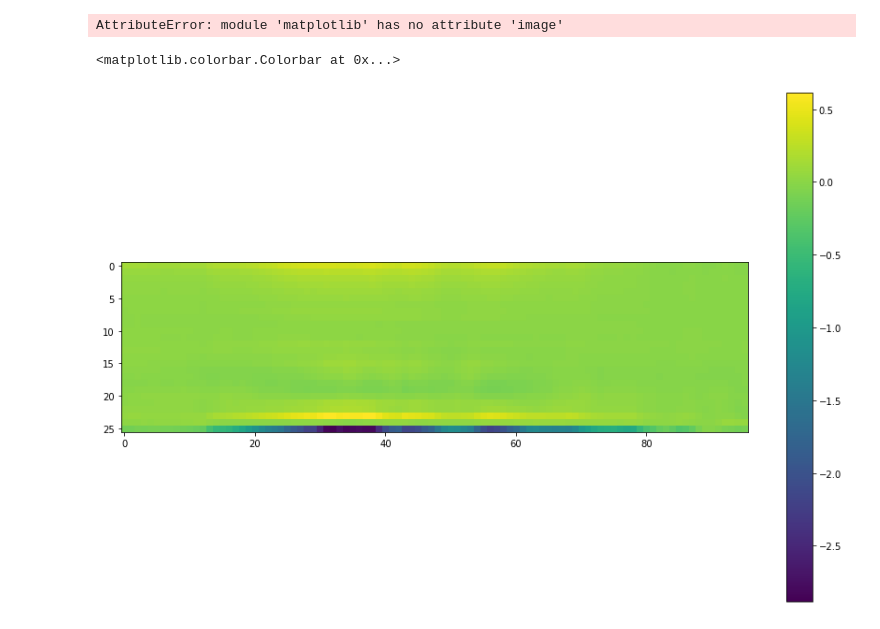
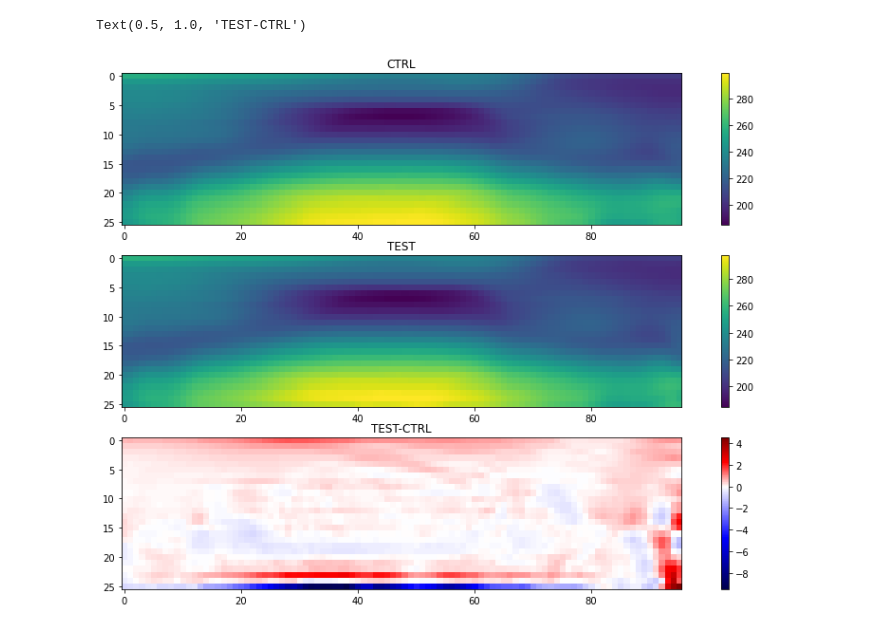
Before and after one commit to SciPritchardLab/CESM2-ML-coupler, a Jupyter notebook: analysis/analysis_test.ipynb, the cells around one changed output. Drawn from its saved outputs; the diff is of its cells as text; code cells hidden in the pictures.

Commit message:
Analysis updates, 15-epoch NN test

```diff
--- a/analysis/analysis_test.ipynb
+++ b/analysis/analysis_test.ipynb
@@ -90,11 +6,27 @@ aux = thedata_ztmean.values
-# %%
-plt.image(aux)
-# %% [output]
-AttributeError: module 'matplotlib' has no attribute 'image'
-# %%
-plt.figure(figsize=(15,10))
-plt.imshow(aux)
-plt.colorbar()
-# %% [output]
-<matplotlib.colorbar.Colorbar at 0x...>
-[figure, removed]
+# %%
+path = "/scratch/00993/tg802402/NNrealgeographyonline001_3epoch/run"
+#path = "/scratch/00993/tg802402/NNrealgeographyonline001/run"
+path0 = "/scratch/00993/tg802402/CTRLrealgeographyonline001/run"
+# first sim-day:
+files = xr.open_mfdataset(path+"/*.cam.h1.2004-01-01-*.nc")
+files0 = xr.open_mfdataset(path0+"/*.cam.h1.2004-01-01-*.nc")
+day1_T_zmean= files.TBP.mean(dim=("lon","time")).values
+day1_T0_zmean= files0.TBP.mean(dim=("lon","time")).values
+# %%
+plt.figure(figsize=(15,10))
+plt.subplot(311)
+plt.imshow(day1_T0_zmean)
+plt.colorbar()
+plt.title ('CTRL')
+plt.subplot(312)
+plt.imshow(day1_T_zmean)
+plt.colorbar()
+plt.title ('TEST')
+plt.subplot(313)
+anomaly = day1_T_zmean-day1_T0_zmean
+plt.imshow(anomaly,norm=TwoSlopeNorm(0), cmap=plt.cm.seismic)
+plt.colorbar()
+plt.title ('TEST-CTRL')
+# %% [output]
+Text(0.5, 1.0, 'TEST-CTRL')
+[figure, added]
```
Also changed, not shown: parts of 8 cells of this notebook, 1 other file.
